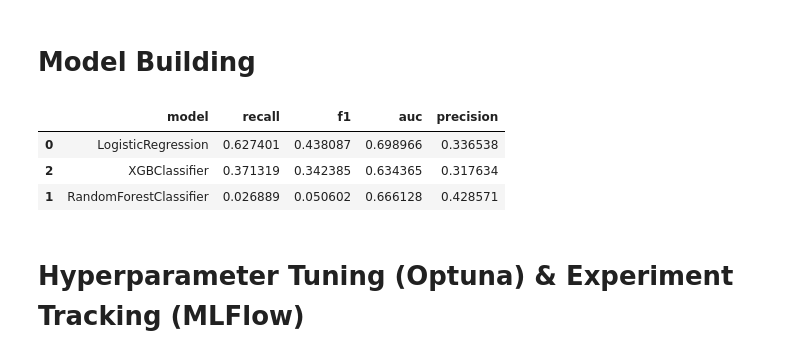
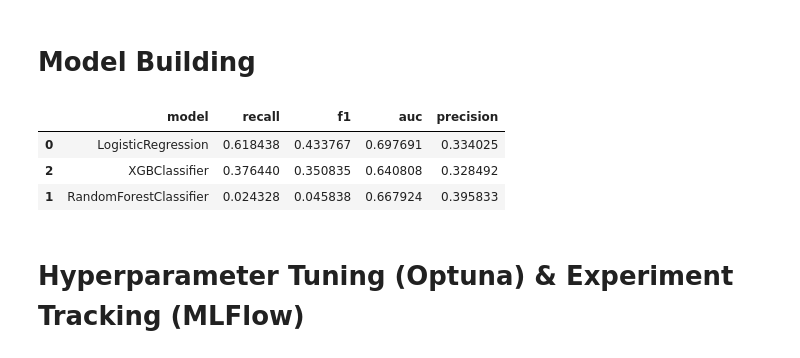
Before and after one commit to yousssef96/Loyd-Bank-Fraud-Detection, a Jupyter notebook: notebooks/EDA.ipynb, the cells around one changed output. Drawn from its saved outputs; the diff is of its cells as text; code cells hidden in the pictures.

```diff
--- a/notebooks/EDA.ipynb
+++ b/notebooks/EDA.ipynb
@@ -429,22 +428,29 @@ skewed_cols = ['total_bal_ex_mort', 'max_bal_bc', 'avg_cur_bal',
 numerical_cols = X_train.select_dtypes(include=[int, float]).columns.tolist()
 other_numeric_cols = [c for c in numerical_cols if c not in skewed_cols]
 
-skewed_pipeline = Pipeline([
+skewed_pipeline = Pipeline(steps=[
             ("impute", IterativeImputer(max_iter=10, random_state=42, skip_complete=True, min_value=0)),
             ("log", FunctionTransformer(np.log1p, feature_names_out="one-to-one")),
-            ("clip", Winsorizer(capping_method="quantiles", tail="both", fold=0.05)),
             ("scale", StandardScaler())
         ])
-other_numeric_pipeline = Pipeline([
+other_numeric_pipeline = Pipeline(steps=[
             ("impute", IterativeImputer(max_iter=10, random_state=42, skip_complete=True, min_value=0)),
             ("scale", StandardScaler())
         ])
 
-preprocess = ColumnTransformer(transformers=[
+
+
+preprocess_LR = ColumnTransformer(transformers=[
             ("onehot", OneHotEncoder(drop='first', handle_unknown="ignore"), one_hot_cols),
             ("skewed_num", skewed_pipeline, skewed_cols),
             ("other_num", other_numeric_pipeline, other_numeric_cols)
         ])
+
+
+preprocess_treebased = ColumnTransformer(transformers=[
+    ('impute', IterativeImputer(max_iter=10, skip_complete=True, min_value=0, random_state=42), numerical_cols),
+    ('onehot', OneHotEncoder(drop='first', handle_unknown="ignore"), one_hot_cols )
+])
 # %%
 def evaluate(true, predicted, proba):
     recall = recall_score(true, predicted)
@@ -461,40 +467,50 @@ ratio = negative_cases / positive_cases
 models = {
     "LogisticRegression" : LogisticRegression(max_iter= 1000, class_weight='balanced', random_state=42),
     "RandomForestClassifier" : RandomForestClassifier(class_weight='balanced', random_state=42),
     "XGBClassifier" : XGBClassifier(scale_pos_weight=ratio, random_state=42)
 }
 
 
 def modelEvaluation(X_train=X_train, X_test=X_test, y_train=y_train, y_test=y_test) -> pd.DataFrame:
     results = []
     for name, model in models.items():
-        full_pipe = Pipeline(steps=[
-            ("preprocess", preprocess),
-            ('model', model)
+        if name == 'LogisticRegression':
 
-        ])
+            full_pipe = Pipeline(steps=[
+                ("preprocess", preprocess_LR),
+                ('model', model)
+
+            ])
+
+        else:
+            full_pipe = Pipeline(steps=[
+                ("preprocess", preprocess_treebased),
+                ('model', model)
+
+            ])
+
         full_pipe.fit(X_train, y_train)
 
         y_pred = full_pipe.predict(X_test)
         y_proba = full_pipe.predict_proba(X_test)[:, 1]
 
         recall, f1, auc, precision = evaluate(true=y_test, predicted=y_pred, proba=y_proba)
 
         results.append({
             "model" : name,
             "recall" : recall,
             "f1": f1,
             'auc' : auc,
             'precision' : precision
         })
     return pd.DataFrame(results).sort_values(by='recall', ascending=False)
 
 modelEvaluation()
 # %% [output]
 |  | model | recall | f1 | auc | precision |
-| 0 | LogisticRegression | 0.627401 | 0.438087 | 0.698966 | 0.336538 |
-| 2 | XGBClassifier | 0.371319 | 0.342385 | 0.634365 | 0.317634 |
-| 1 | RandomForestClassifier | 0.026889 | 0.050602 | 0.666128 | 0.428571 |
+| 0 | LogisticRegression | 0.618438 | 0.433767 | 0.697691 | 0.334025 |
+| 2 | XGBClassifier | 0.376440 | 0.350835 | 0.640808 | 0.328492 |
+| 1 | RandomForestClassifier | 0.024328 | 0.045838 | 0.667924 | 0.395833 |
 # %% [markdown]
 # Hyperparameter Tuning (Optuna) & Experiment Tracking (MLFlow)
 # %%
```
Also changed, not shown: parts of 1 cell of this notebook.
